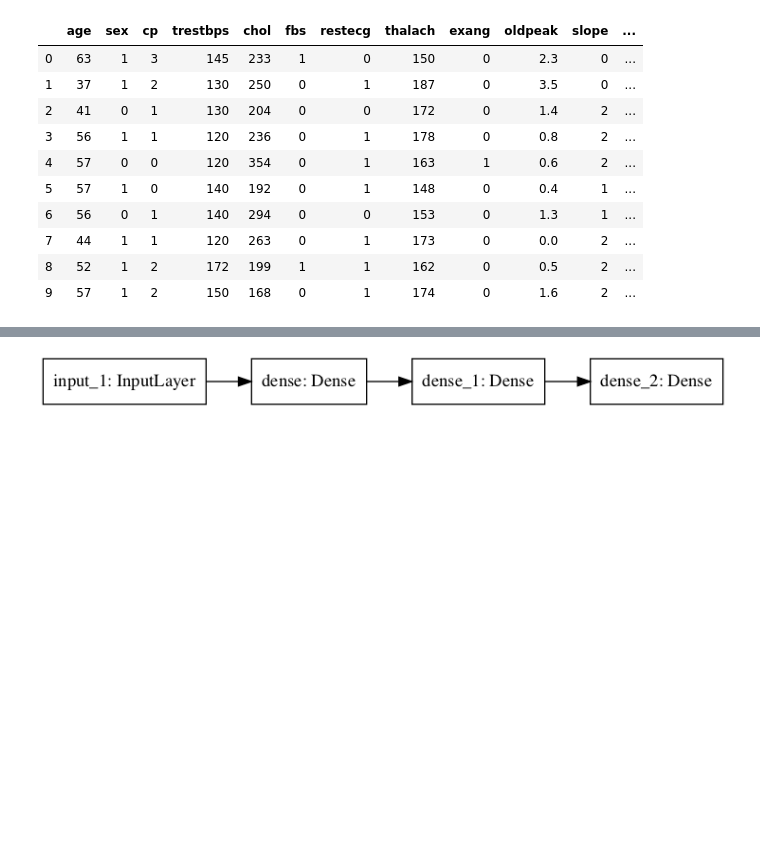
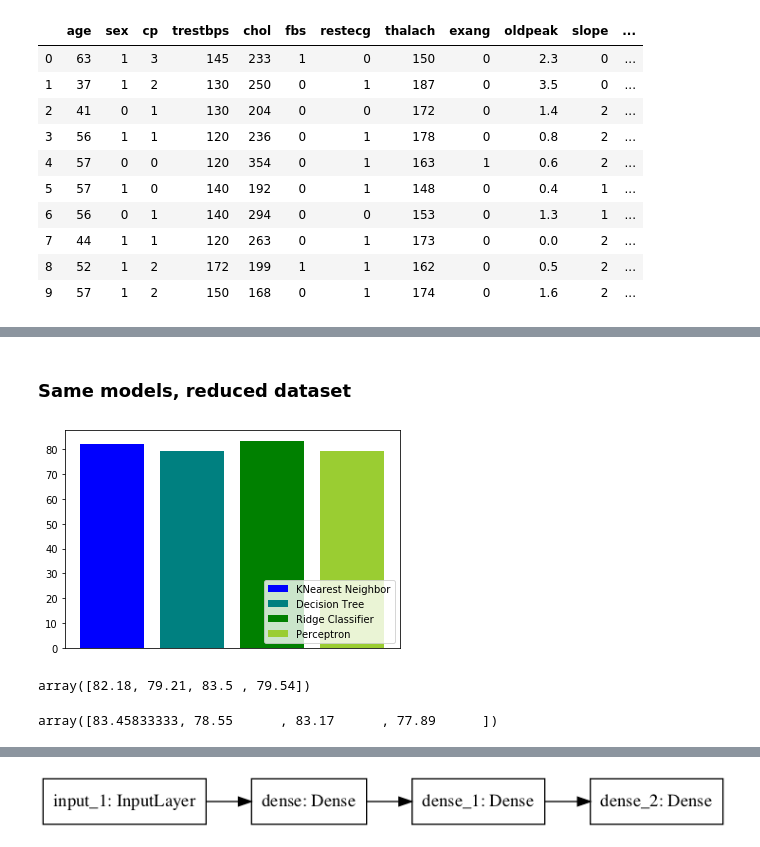
Before and after one commit to WilliamStanford/bmme_480_Stanford, a Jupyter notebook: Class Presentation/Class_Presentation_Part_2_kierski_final.ipynb, the cells around one changed output, grey strips where cells are left out. Cells and saved outputs as stored; diff of their text form; code cells hidden in the pictures; blank space fills up the shorter version.

```diff
--- a/Class Presentation/Class_Presentation_Part_2_kierski_final.ipynb
+++ b/Class Presentation/Class_Presentation_Part_2_kierski_final.ipynb
@@ -769,0 +805,39 @@ plt.show()
+# %%
+KNN_reduced =GridSearchCV(estimator=KNeighborsClassifier(), param_grid={
+    'n_neighbors':[1,2,3,4,5,6,7,8]}, cv=5).fit(X_reduced, training_label)
+KNN_best = np.around(100*KNN_reduced.best_score_,2)
+
+decision_tree_reduced = GridSearchCV(estimator=DecisionTreeClassifier(), param_grid={
+    'max_depth':[2,3,5,10], 'min_samples_split':[3,5,10,20], 'min_samples_leaf':[2,5,10]}, cv=5).fit(X_reduced, training_label)
+dt_best = np.around(100*decision_tree_reduced.best_score_,2)
+
+ridge_reduced = GridSearchCV(estimator=RidgeClassifier(), param_grid={
+    'alpha':[0.1, .5, 1, 2, 5, 10]}, cv=5).fit(X_reduced, training_label)
+rr_best = np.around(100*ridge_reduced.best_score_,2)
+
+percep_reduced = GridSearchCV(estimator=Perceptron(), param_grid={
+    'alpha':[0.1,0.001,0.0001], 'penalty':['l2', 'l1', 'elasticnet']}, cv=5).fit(X_reduced, training_label)
+p_best = np.around(100*percep_reduced.best_score_,2)
+# %% [markdown]
+### Same models, reduced dataset
+# %%
+Scores_reduced = np.array([KNN_best, dt_best, rr_best, p_best])
+xaxis= np.arange(4)
+labels = ['KNearest Neighbor', 'Decision Tree', 'Ridge Classifier', 'Perceptron']
+colors = ['blue', 'teal', 'green', 'yellowgreen']
+for y in range(4):
+    plt.bar(xaxis[y],Scores_reduced[y], label = labels[y], color=colors[y])
+
+plt.legend(loc=4)
+plt.xticks([])
+plt.show()
+# %% [output]
+[figure, added]
+# %%
+Scores_reduced
+# %% [output]
+array([82.18, 79.21, 83.5 , 79.54])
+# %%
+Scores
+# %% [output]
+array([83.45833333, 78.55      , 83.17      , 77.89      ])
```
Also changed, not shown: parts of 53 cells of this notebook.
